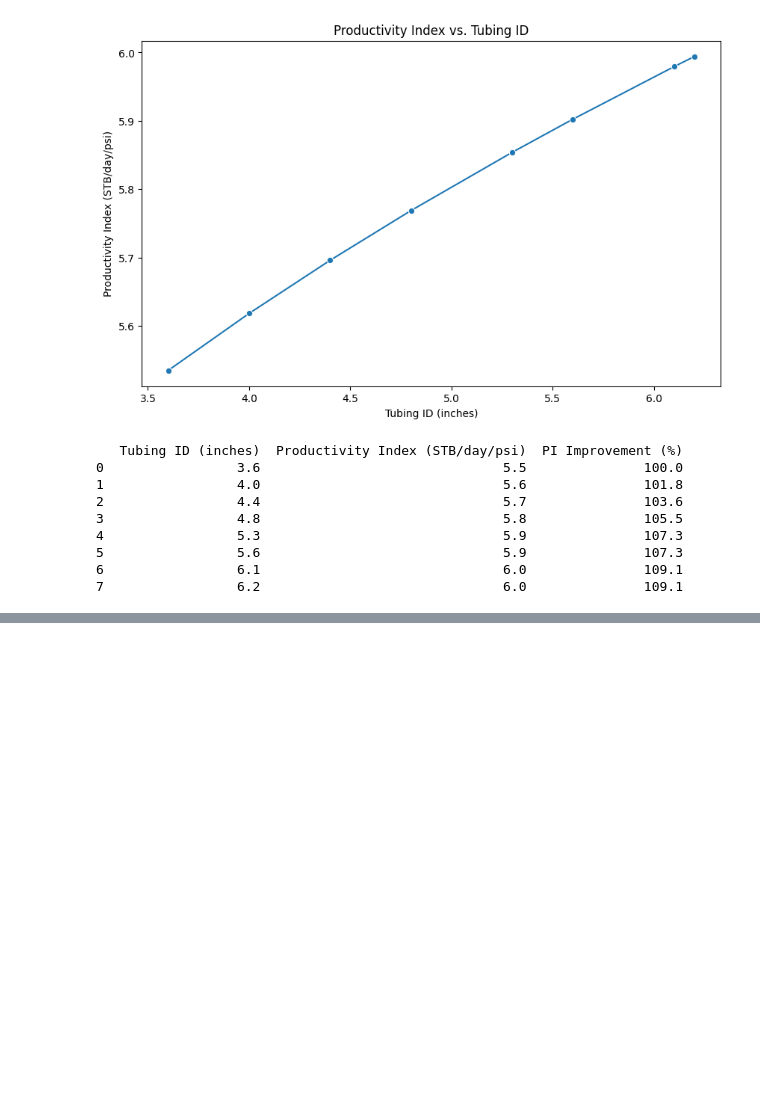
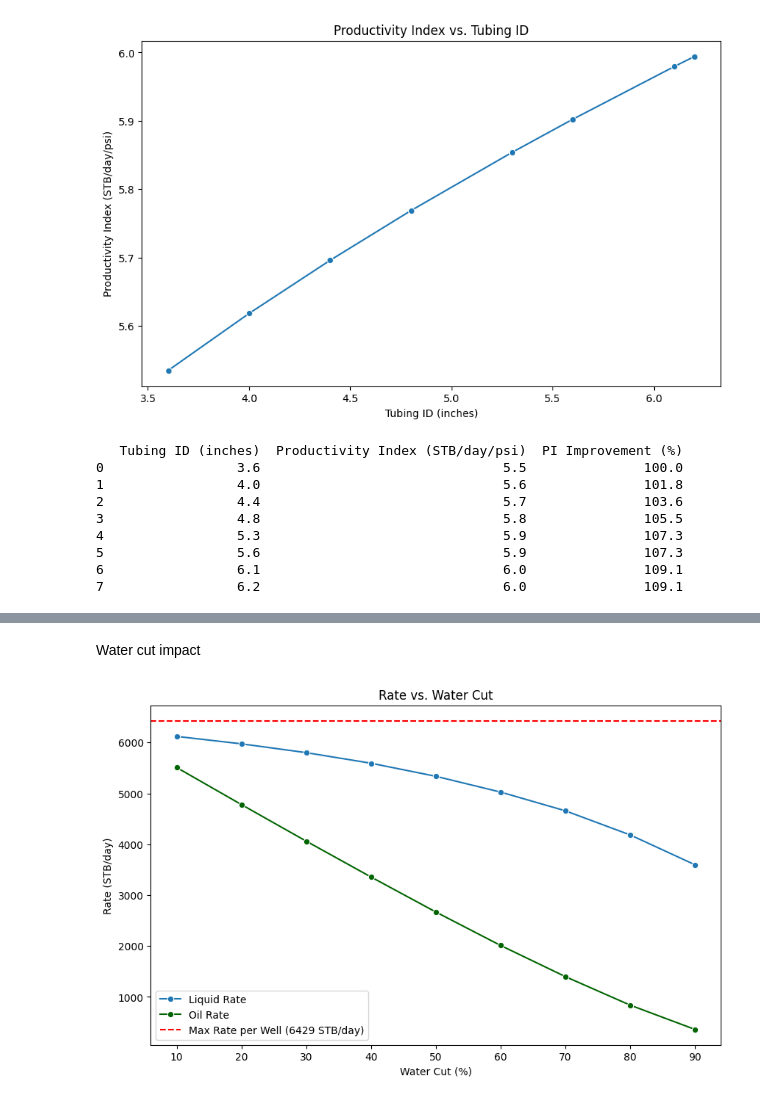
Before and after one commit to mocolega/PE7023-Project, a Jupyter notebook: python/Part1.ipynb, the cells around one changed output, grey strips where cells are left out. Cells and saved outputs as stored; diff of their text form; code cells hidden in the pictures; blank space fills up the shorter version.

Commit message:
Finished Part 1.1

```diff
--- a/python/Part1.ipynb
+++ b/python/Part1.ipynb
@@ -151,0 +170,18 @@ id_x_rate
+# %% [markdown]
+Water cut impact
+# %%
+df_wcut = pd.read_csv('datasets/part1.1_water_cut_impact.csv')
+## Plotting Water Cut vs. Rate
+plt.figure(figsize=(10, 6))
+df_wcut.columns = ['Water Cut (%)', 'Liquid Rate (STB/day)', 'Oil Rate (STB/day)']
+sns.lineplot(x=df_wcut['Water Cut (%)'], y=df_wcut['Liquid Rate (STB/day)'], marker='o', label='Liquid Rate')
+sns.lineplot(x=df_wcut['Water Cut (%)'], y=df_wcut['Oil Rate (STB/day)'], marker='o', label='Oil Rate', color='darkgreen')
+# Draw a horizontal line at the maximum rate per well
+plt.axhline(y=max_rate_per_well, color='r', linestyle='--', label=f'Max Rate per Well ({max_rate_per_well:.0f} STB/day)')
+plt.title('Rate vs. Water Cut')
+plt.xlabel('Water Cut (%)')
+plt.ylabel('Rate (STB/day)')
+plt.legend()
+plt.show()
+# %% [output]
+[figure, added]
```
Also changed, not shown: parts of 11 cells of this notebook, 16 other files.
